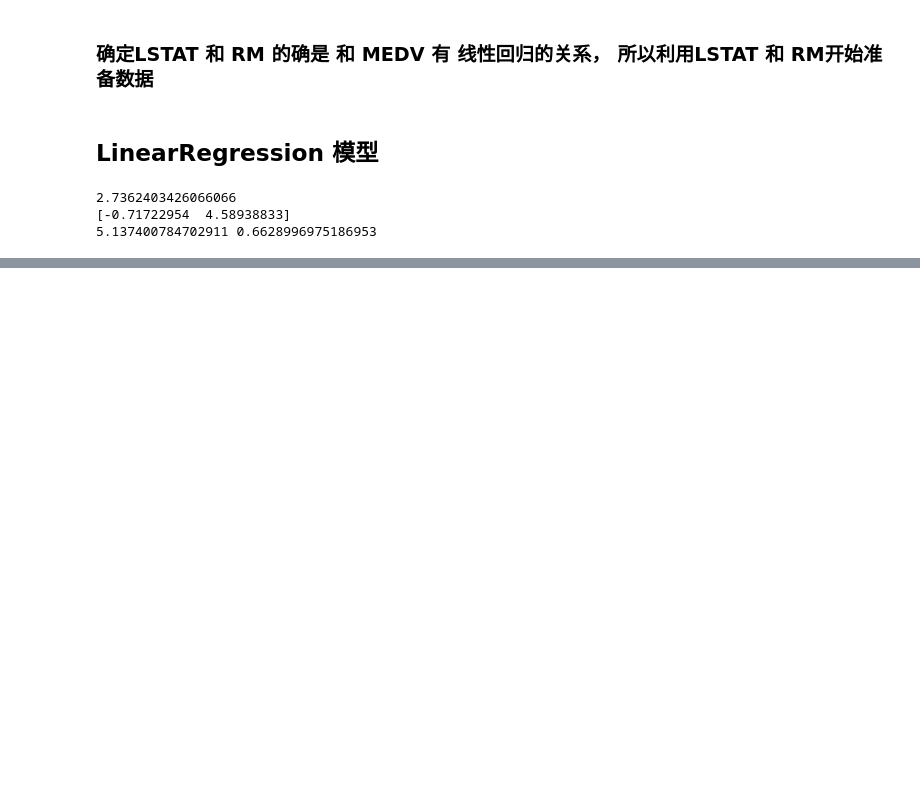
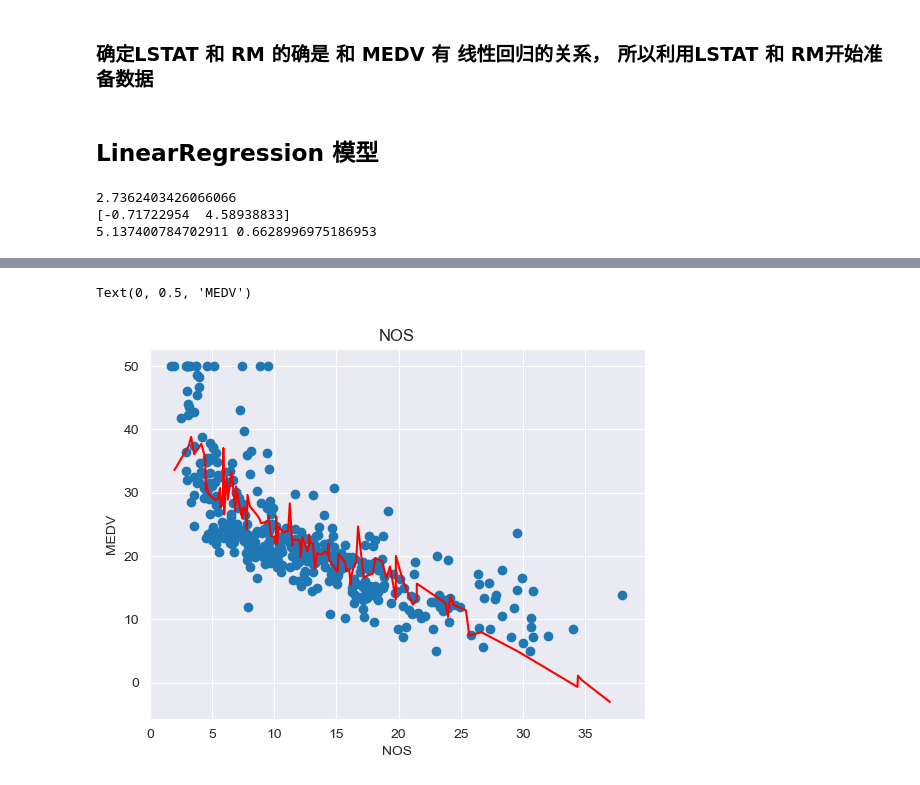
Before and after one commit to yangyangss/ml, a Jupyter notebook: Linear_Regression/02-Boston-housing-price.ipynb, the cells around one changed output, grey strips where cells are left out. Saved outputs shown, nothing was run; the diff lists cells and outputs as text; code cells hidden in the pictures; blank space fills up the shorter version.

```diff
--- a/Linear_Regression/02-Boston-housing-price.ipynb
+++ b/Linear_Regression/02-Boston-housing-price.ipynb
@@ -142,0 +174,9 @@ print(rmse, r2)
+# %%
+plt.scatter(X_train['LSTAT'], y_train, marker='o')
+plt.plot(np.sort(X_test['LSTAT']), y_test_predict[np.argsort(X_test['LSTAT'])], color = 'r')
+plt.title(col)
+plt.xlabel(col)
+plt.ylabel('MEDV')
+# %% [output]
+Text(0, 0.5, 'MEDV')
+[figure, added]
```
Also changed, not shown: parts of 3 cells of this notebook, 3 other files.
